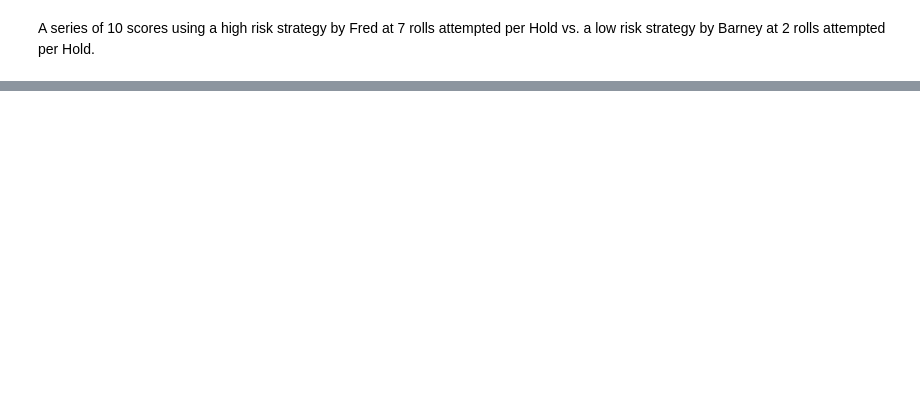
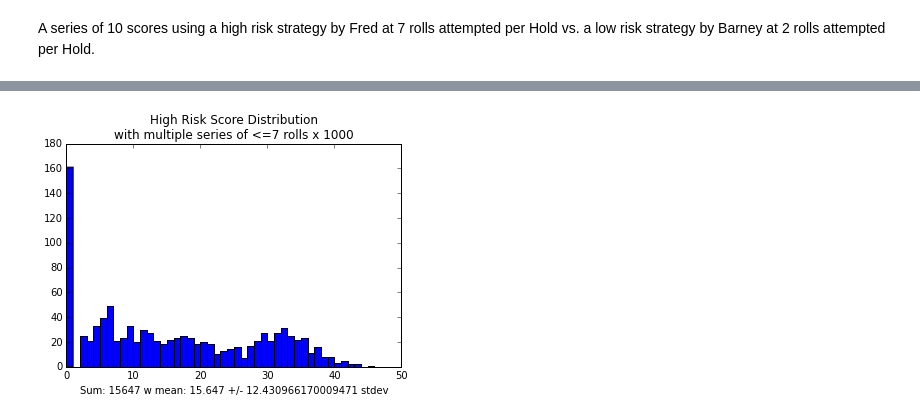
Before and after one commit to BobAmand/ultimate-pig, a Jupyter notebook: simple-ultimate-pig.ipynb, the cells around one changed output, grey strips where cells are left out. Saved outputs shown, nothing was run; the diff lists cells and outputs as text; code cells hidden in the pictures; blank space fills up the shorter version.

```diff
--- a/simple-ultimate-pig.ipynb
+++ b/simple-ultimate-pig.ipynb
@@ -63,0 +67,3 @@ plt.show
+# %%
+fdata = game_pig('Fred', 7, 1000)
+bdata = game_pig('Barney', 2, 1000)
@@ -63,0 +74,10 @@ plt.show
+# %%
+plt.hist(fdata, bins=(max(fdata)-min(fdata)))
+plt.title("High Risk Score Distribution \nwith multiple series of <=7 rolls x 1000")
+plt.xlabel("Sum: {} w mean: {} +/- {} stdev".format(sum(fdata),statistics.mean(fdata),statistics.stdev(fdata)))
+plt.show()
+
+#print(statistics.mean(data))
+#print(statistics.stdev(data))
+# %% [output]
+[figure, added]
```
Also changed, not shown: parts of 15 cells of this notebook.
